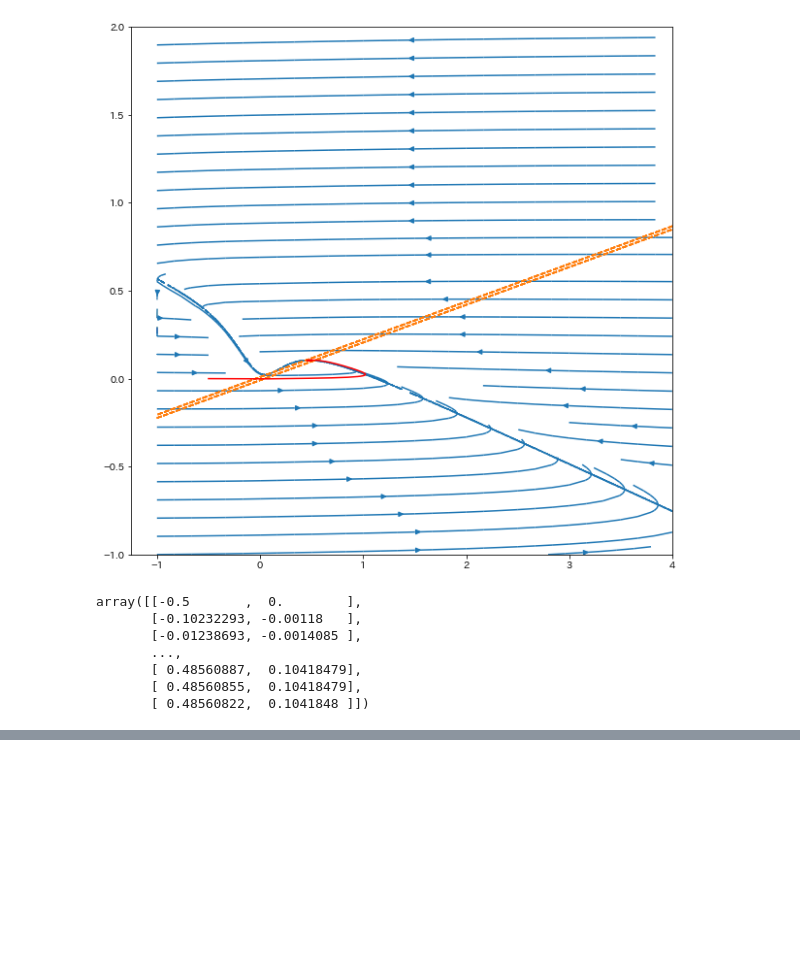
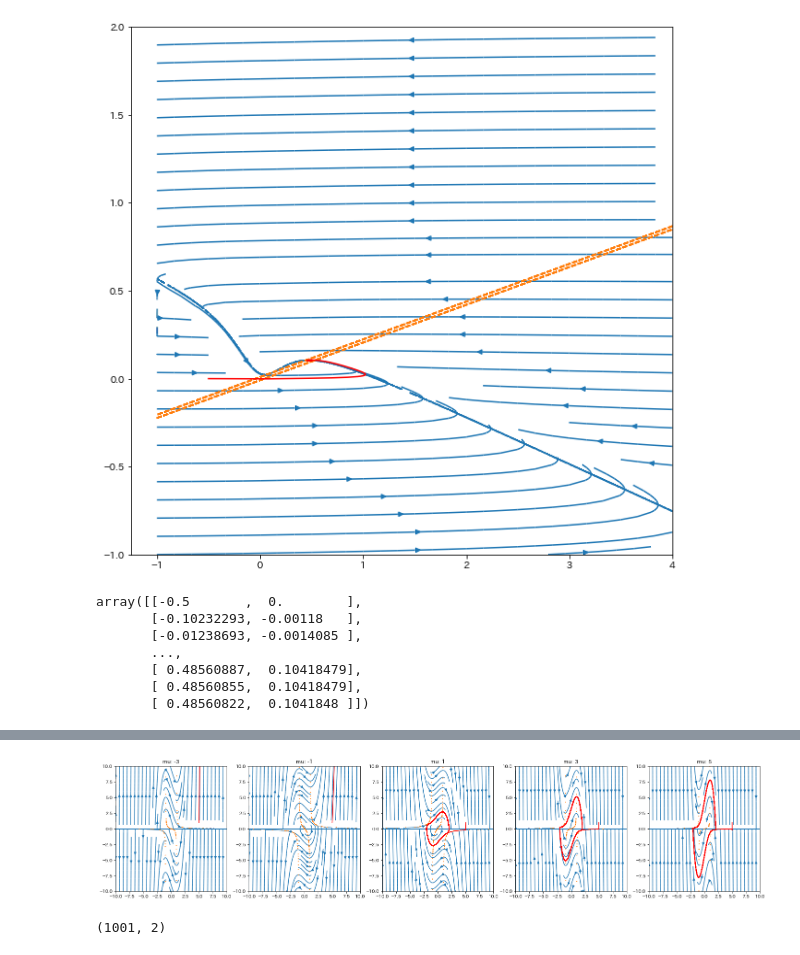
Before and after one commit to koji11235/theoretical-biology-of-the-cell, a Jupyter notebook: Chapter3_Oscillation_and_Excitability_of_the_Cell.ipynb, the cells around one changed output, grey strips where cells are left out. Cells and saved outputs as stored; diff of their text form; code cells hidden in the pictures; blank space fills up the shorter version.

```diff
--- a/Chapter3_Oscillation_and_Excitability_of_the_Cell.ipynb
+++ b/Chapter3_Oscillation_and_Excitability_of_the_Cell.ipynb
@@ -279,0 +337,65 @@ array([[-0.5       ,  0.        ],
+# %%
+
+# Range of Phase space
+max_V = 10
+min_V = -10
+V_width = 0.01
+V = np.arange(min_V, max_V + V_width, V_width)
+max_m = 10
+min_m = -10
+m_width = 0.01
+m = np.arange(min_m, max_m + m_width, m_width)
+V, m = np.meshgrid(V, m)
+
+
+# Parameters
+mus = [-3, -1, 1, 3, 5]
+fig = plt.figure(figsize=(len(mus) * 5, len(mus) * 1))
+
+for i, mu in enumerate(mus):
+    dV = m
+    dm = mu * (1 - V ** 2) * m - V
+
+
+    def calculate_differential(V, m):
+        dV = m
+        dm = mu * (1 - V ** 2) * m - V
+        return dV, dm
+
+    def calculate_trajectory(x_0, y_0, differential, delta = 0.1, steps=100):
+        ｔrajectory = np.array([[x_0, y_0]])
+        x_i, y_i = x_0, y_0
+        for _ in range(steps):
+            dx, dy = differential(x_i, y_i)
+            x_ip1 = x_i + delta * dx
+            y_ip1 = y_i + delta * dy
+            #ｔrajectory.append([x_ip1, y_ip1])
+            ｔrajectory = np.append(ｔrajectory, np.array([[x_ip1, y_ip1]]), axis=0)
+            x_i, y_i = x_ip1, y_ip1
+
+            if (abs(x_i) > 1e4) | (abs(y_i) > 1e4):
+                break
+        return ｔrajectory
+
+
+
+    V_0, m_0 = 5, 1
+    trajectory = calculate_trajectory(V_0, m_0,
+                                      differential=calculate_differential,
+                                      delta = 0.01, steps=100000)
+
+
+    ax = fig.add_subplot(1, len(mus), i+1)
+    ax.set_title(f"mu: {mu}")
+    ax.streamplot(V, m, dV, dm)
+    ax.contour(V, m, np.isclose(dV, 0.0, atol=1e-3), linestyles=["dashed"], colors=[sns.color_palette()[0]])
+    ax.contour(V, m, np.isclose(dm, 0.0, atol=1e-3), linestyles=["dashed"], colors=[sns.color_palette()[1]])
+    ax.plot(trajectory[:,0], trajectory[:,1], color="red")
+    ax.set_xlim(-10, 10)
+    ax.set_ylim(-10, 10)
+# %% [output]
+[figure, added]
+# %%
+trajectory.shape
+# %% [output]
+(1001, 2)
```
Also changed, not shown: parts of 18 cells of this notebook, 4 other files.
